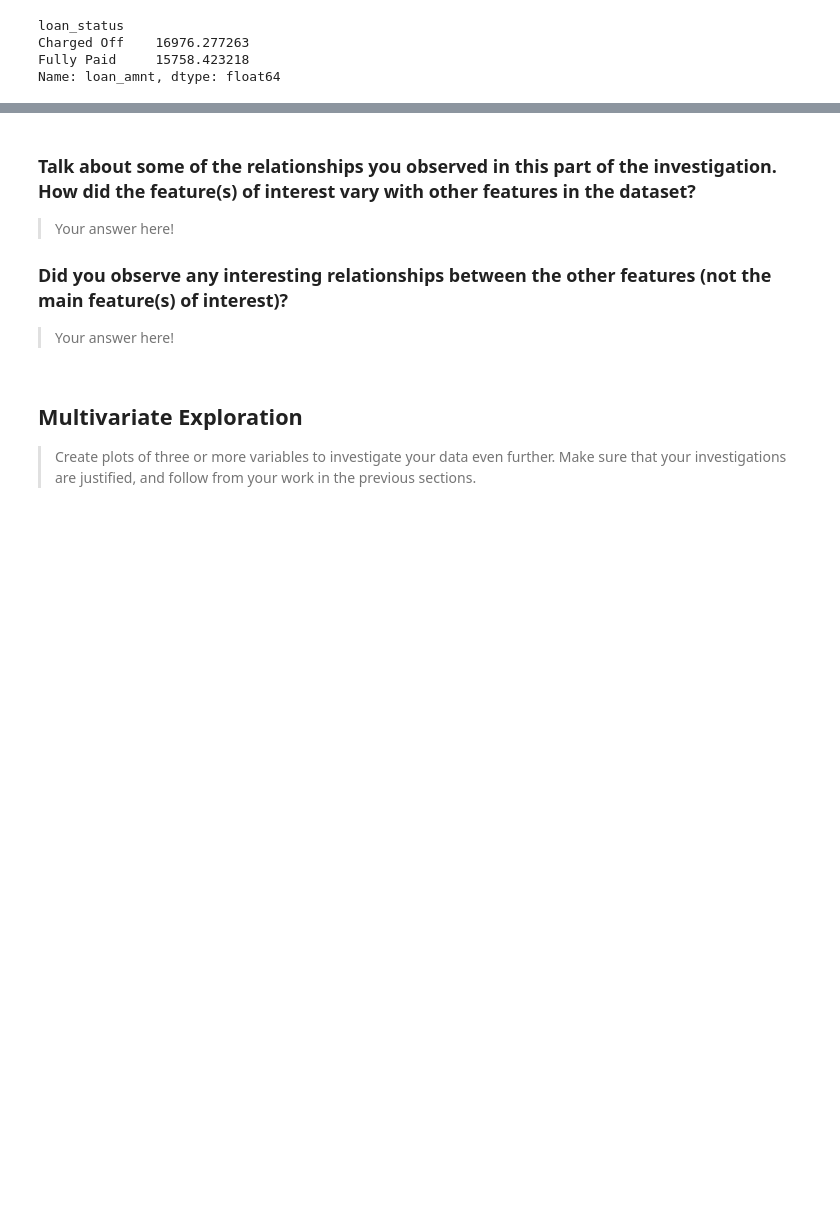
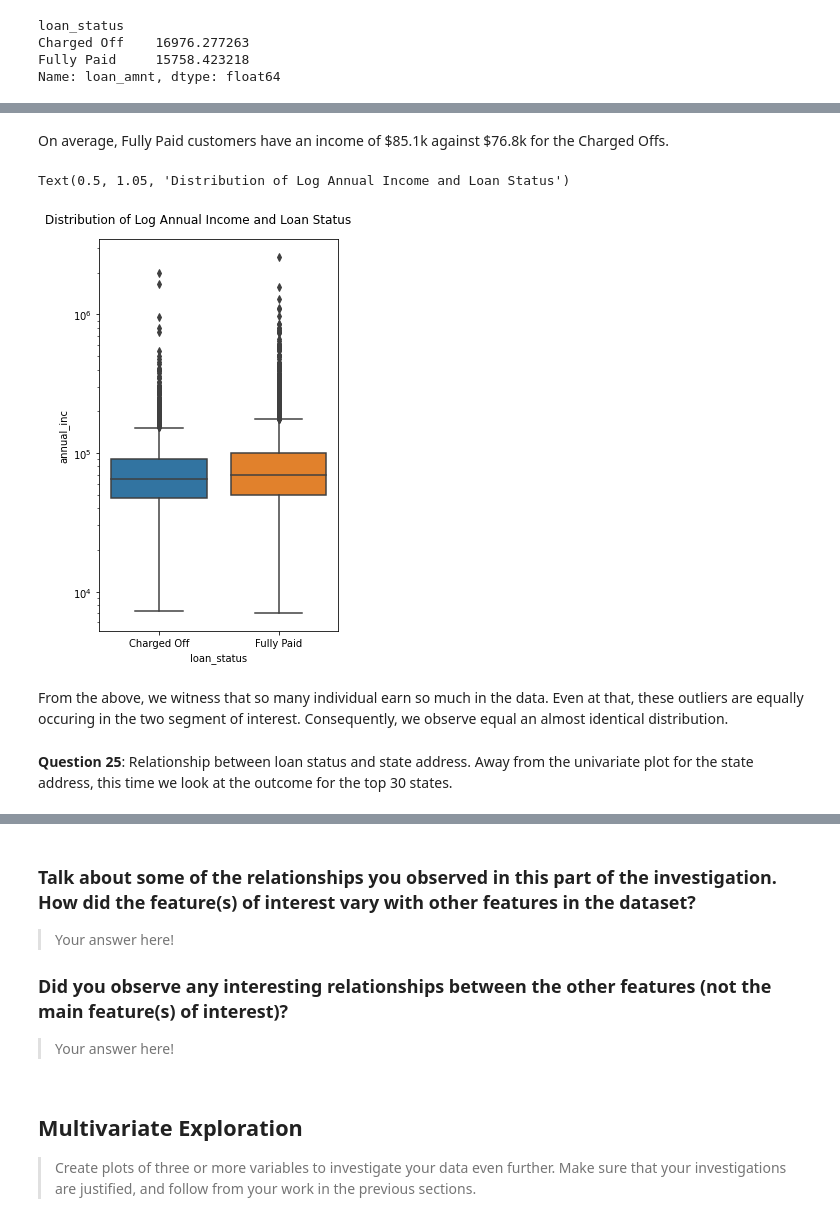
Before and after one commit to olusegunajibola/lloyds-bigdata-loan-customers, a Jupyter notebook: A Data Strategy/Part_I_exploration_data_strategy_loans.ipynb, the cells around one changed output, grey strips where cells are left out. Drawn from its saved outputs; the diff is of its cells as text; code cells hidden in the pictures; blank space fills up the shorter version.

```diff
--- a/A Data Strategy/Part_I_exploration_data_strategy_loans.ipynb
+++ b/A Data Strategy/Part_I_exploration_data_strategy_loans.ipynb
@@ -1475,0 +1520,20 @@ Text(0.5, 1.0, 'Distribution of Loan Amount and Loan Status')
+# %% [markdown]
+On average, Fully Paid customers have an income of \$85.1k against \$76.8k for the Charged Offs.
+# %%
+plt.figure(figsize = [4, 6])
+base_color = sb.color_palette()[0]
+
+sb.boxplot(data = loan, y="annual_inc", x="loan_status");
+plt.xticks(rotation=0);
+plt.yscale('log')
+
+plt.tight_layout(pad=0.4, w_pad=0.5, h_pad=10.0)
+
+plt.suptitle('Distribution of Log Annual Income and Loan Status', y=1.05) ;
+# %% [output]
+Text(0.5, 1.05, 'Distribution of Log Annual Income and Loan Status')
+[figure, added]
+# %% [markdown]
+From the above, we witness that so many individual earn so much in the data. Even at that, these outliers are equally occuring in the two segment of interest. Consequently, we observe equal an almost identical distribution.
+# %% [markdown]
+**Question 25**: Relationship between loan status and state address. Away from the univariate plot for the state address, this time we look at the outcome for the top 30 states.
```
Also changed, not shown: parts of 30 cells of this notebook, 1 other file.
